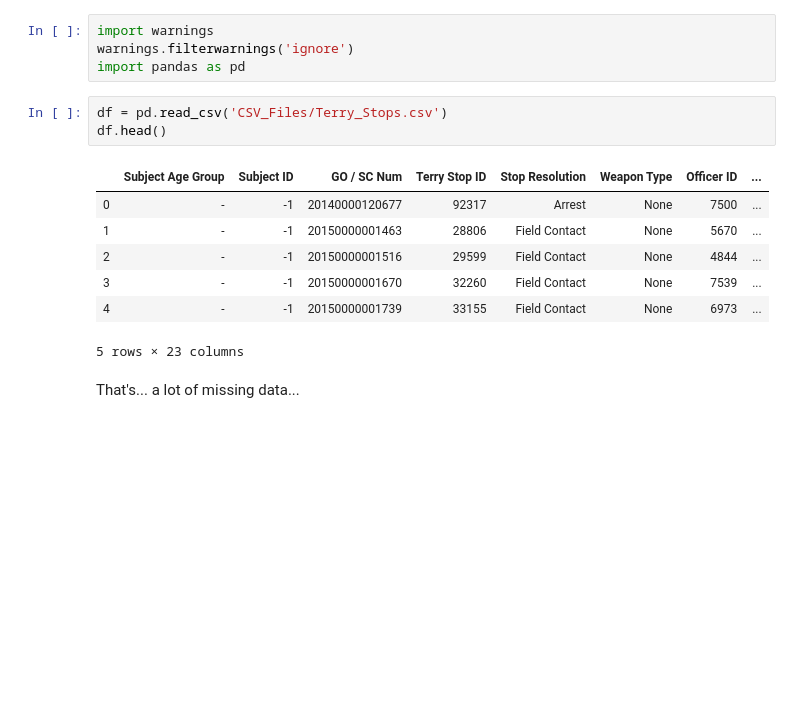
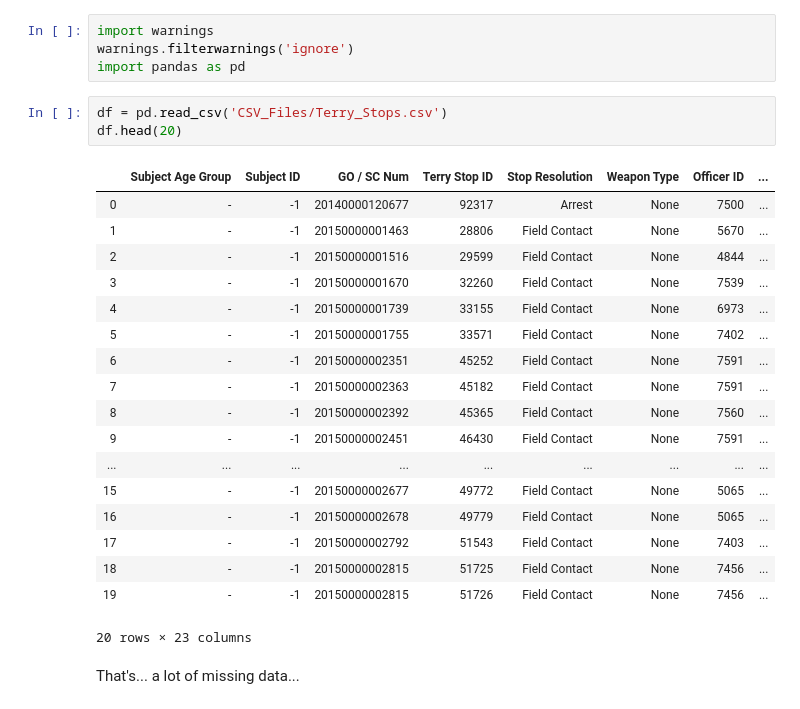
Before and after one commit to bmauss/LogReg_Analysis_of_Terry_Stops, a Jupyter notebook: 1. Obtaining and Scrubbing Data.ipynb, the cells around one changed output. Saved outputs shown, nothing was run; the diff lists cells and outputs as text; blank space fills up the shorter version.

```diff
--- a/1. Obtaining and Scrubbing Data.ipynb
+++ b/1. Obtaining and Scrubbing Data.ipynb
@@ -17,15 +17,26 @@ warnings.filterwarnings('ignore')
 import pandas as pd
 # %%
 df = pd.read_csv('CSV_Files/Terry_Stops.csv')
-df.head()
+df.head(20)
 # %% [output]
 |  | Subject Age Group | Subject ID | GO / SC Num | Terry Stop ID | Stop Resolution | Weapon Type | Officer ID | ... |
 | 0 | - | -1 | 20140000120677 | 92317 | Arrest | None | 7500 | ... |
 | 1 | - | -1 | 20150000001463 | 28806 | Field Contact | None | 5670 | ... |
 | 2 | - | -1 | 20150000001516 | 29599 | Field Contact | None | 4844 | ... |
 | 3 | - | -1 | 20150000001670 | 32260 | Field Contact | None | 7539 | ... |
 | 4 | - | -1 | 20150000001739 | 33155 | Field Contact | None | 6973 | ... |
+| 5 | - | -1 | 20150000001755 | 33571 | Field Contact | None | 7402 | ... |
+| 6 | - | -1 | 20150000002351 | 45252 | Field Contact | None | 7591 | ... |
+| 7 | - | -1 | 20150000002363 | 45182 | Field Contact | None | 7591 | ... |
+| 8 | - | -1 | 20150000002392 | 45365 | Field Contact | None | 7560 | ... |
+| 9 | - | -1 | 20150000002451 | 46430 | Field Contact | None | 7591 | ... |
+| ... | ... | ... | ... | ... | ... | ... | ... | ... |
+| 15 | - | -1 | 20150000002677 | 49772 | Field Contact | None | 5065 | ... |
+| 16 | - | -1 | 20150000002678 | 49779 | Field Contact | None | 5065 | ... |
+| 17 | - | -1 | 20150000002792 | 51543 | Field Contact | None | 7403 | ... |
+| 18 | - | -1 | 20150000002815 | 51725 | Field Contact | None | 7456 | ... |
+| 19 | - | -1 | 20150000002815 | 51726 | Field Contact | None | 7456 | ... |
-5 rows × 23 columns
+20 rows × 23 columns
 # %% [markdown]
 That's... a lot of missing data...
 # %%
```
